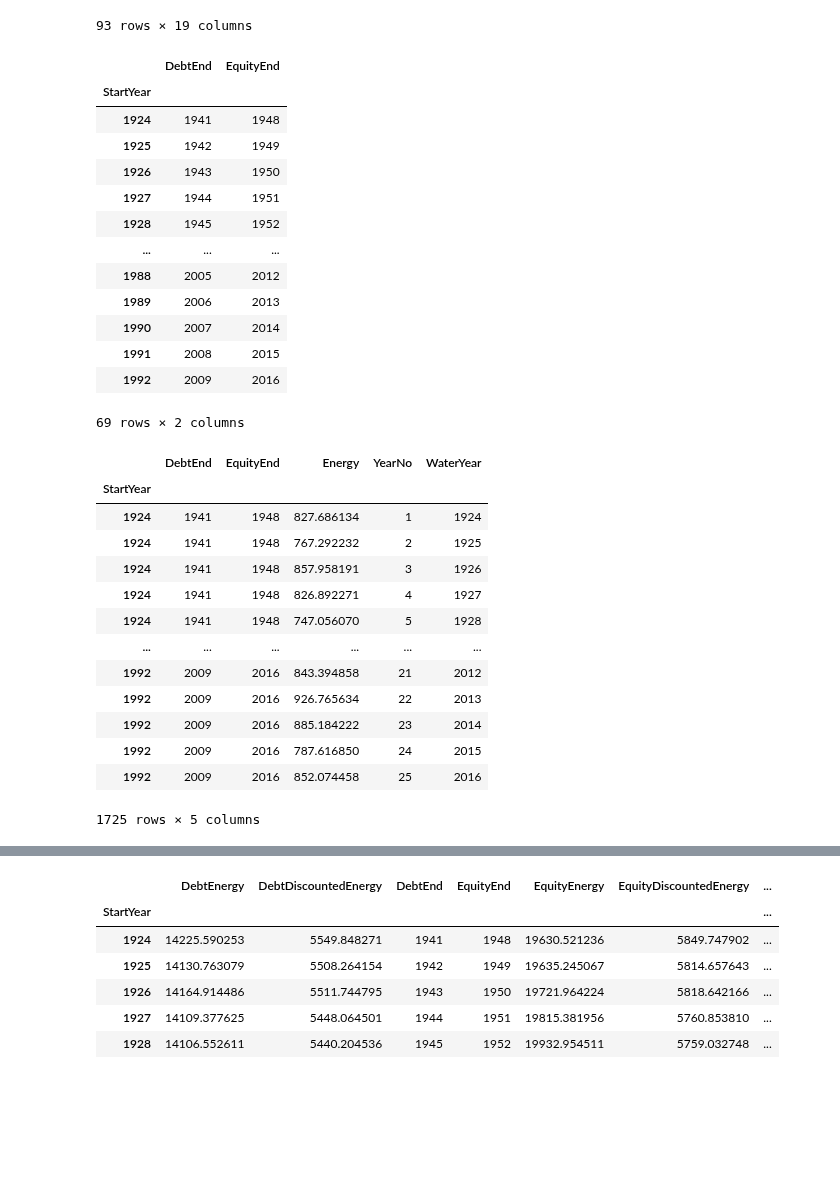
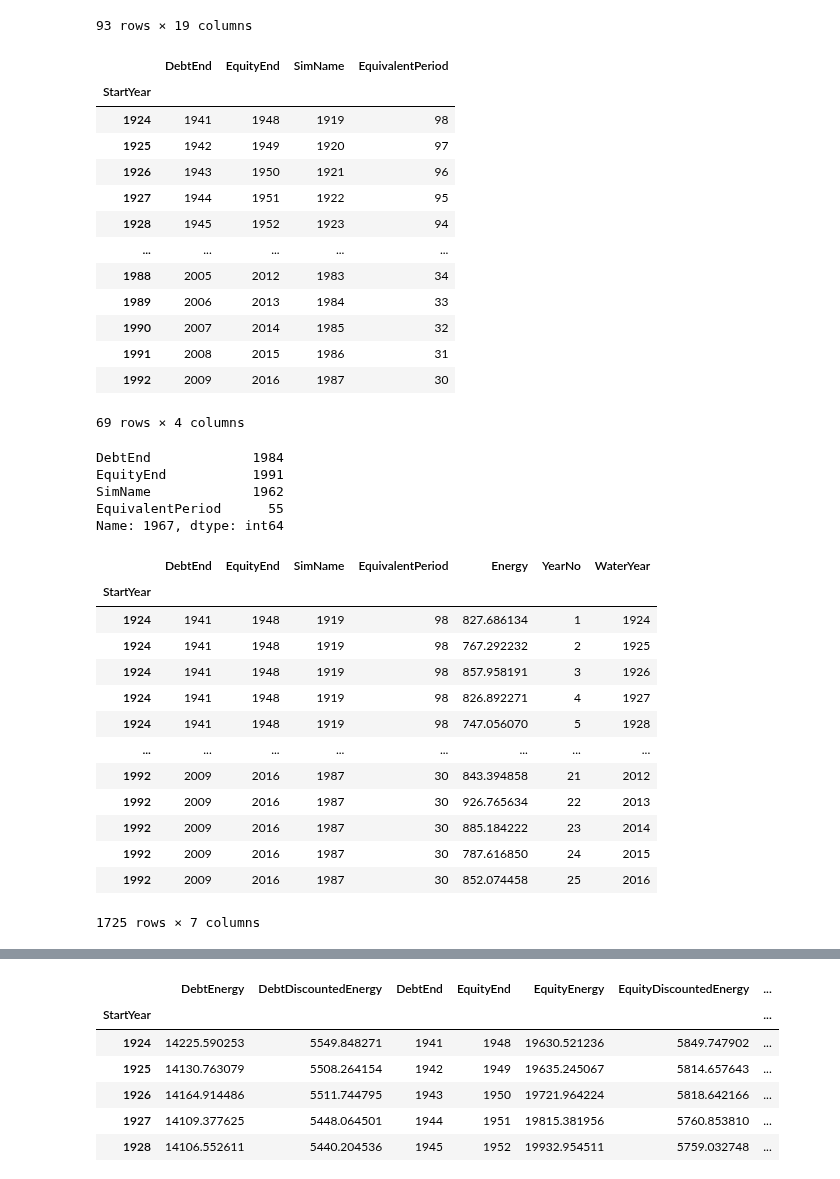
Before and after one commit to AndyFlem/ngonye-notepad, a Jupyter notebook: f_power_energy_periods.ipynb, the cells around one changed output, grey strips where cells are left out. Saved outputs shown, nothing was run; the diff lists cells and outputs as text; code cells hidden in the pictures; blank space fills up the shorter version.

```diff
--- a/f_power_energy_periods.ipynb
+++ b/f_power_energy_periods.ipynb
@@ -58,24 +58,34 @@ yearly
 # %%
 sims=pd.DataFrame({'StartYear':np.arange(yearly['WaterYear'].min(),yearly['WaterYear'].max()-equity_period+2,1)})
 sims['DebtEnd']=sims['StartYear']+debt_period-1
 sims['EquityEnd']=sims['StartYear']+equity_period-1
+sims['SimName']=sims['StartYear']-5
+sims['EquivalentPeriod']=2022-sims['StartYear']
 sims=sims.set_index('StartYear')
 sims
 # %% [output]
-|  | DebtEnd | EquityEnd |
-| StartYear |  |  |
-| 1924 | 1941 | 1948 |
-| 1925 | 1942 | 1949 |
-| 1926 | 1943 | 1950 |
-| 1927 | 1944 | 1951 |
-| 1928 | 1945 | 1952 |
-| ... | ... | ... |
-| 1988 | 2005 | 2012 |
-| 1989 | 2006 | 2013 |
-| 1990 | 2007 | 2014 |
-| 1991 | 2008 | 2015 |
-| 1992 | 2009 | 2016 |
+|  | DebtEnd | EquityEnd | SimName | EquivalentPeriod |
+| StartYear |  |  |  |  |
+| 1924 | 1941 | 1948 | 1919 | 98 |
+| 1925 | 1942 | 1949 | 1920 | 97 |
+| 1926 | 1943 | 1950 | 1921 | 96 |
+| 1927 | 1944 | 1951 | 1922 | 95 |
+| 1928 | 1945 | 1952 | 1923 | 94 |
+| ... | ... | ... | ... | ... |
+| 1988 | 2005 | 2012 | 1983 | 34 |
+| 1989 | 2006 | 2013 | 1984 | 33 |
+| 1990 | 2007 | 2014 | 1985 | 32 |
+| 1991 | 2008 | 2015 | 1986 | 31 |
+| 1992 | 2009 | 2016 | 1987 | 30 |
-69 rows × 2 columns
+69 rows × 4 columns
+# %%
+sims.loc[1967]
+# %% [output]
+DebtEnd             1984
+EquityEnd           1991
+SimName             1962
+EquivalentPeriod      55
+Name: 1967, dtype: int64
 # %%
 
 
@@ -98,20 +108,20 @@ sims=sims.join(o)
 sims
 #o
 # %% [output]
-|  | DebtEnd | EquityEnd | Energy | YearNo | WaterYear |
-| StartYear |  |  |  |  |  |
-| 1924 | 1941 | 1948 | 827.686134 | 1 | 1924 |
-| 1924 | 1941 | 1948 | 767.292232 | 2 | 1925 |
-| 1924 | 1941 | 1948 | 857.958191 | 3 | 1926 |
-| 1924 | 1941 | 1948 | 826.892271 | 4 | 1927 |
-| 1924 | 1941 | 1948 | 747.056070 | 5 | 1928 |
-| ... | ... | ... | ... | ... | ... |
-| 1992 | 2009 | 2016 | 843.394858 | 21 | 2012 |
-| 1992 | 2009 | 2016 | 926.765634 | 22 | 2013 |
-| 1992 | 2009 | 2016 | 885.184222 | 23 | 2014 |
-| 1992 | 2009 | 2016 | 787.616850 | 24 | 2015 |
-| 1992 | 2009 | 2016 | 852.074458 | 25 | 2016 |
+|  | DebtEnd | EquityEnd | SimName | EquivalentPeriod | Energy | YearNo | WaterYear |
+| StartYear |  |  |  |  |  |  |  |
+| 1924 | 1941 | 1948 | 1919 | 98 | 827.686134 | 1 | 1924 |
+| 1924 | 1941 | 1948 | 1919 | 98 | 767.292232 | 2 | 1925 |
+| 1924 | 1941 | 1948 | 1919 | 98 | 857.958191 | 3 | 1926 |
+| 1924 | 1941 | 1948 | 1919 | 98 | 826.892271 | 4 | 1927 |
+| 1924 | 1941 | 1948 | 1919 | 98 | 747.056070 | 5 | 1928 |
+| ... | ... | ... | ... | ... | ... | ... | ... |
+| 1992 | 2009 | 2016 | 1987 | 30 | 843.394858 | 21 | 2012 |
+| 1992 | 2009 | 2016 | 1987 | 30 | 926.765634 | 22 | 2013 |
+| 1992 | 2009 | 2016 | 1987 | 30 | 885.184222 | 23 | 2014 |
+| 1992 | 2009 | 2016 | 1987 | 30 | 787.616850 | 24 | 2015 |
+| 1992 | 2009 | 2016 | 1987 | 30 | 852.074458 | 25 | 2016 |
-1725 rows × 5 columns
+1725 rows × 7 columns
 # %%
 flow_yearly=pd.read_csv(output_data + "ngonye_flow_yearly.csv").set_index('WaterYear')
 sims['Flow_mean']=sims.join(flow_yearly,on='WaterYear',lsuffix='l_')['Flow_mean']
```
Also changed, not shown: parts of 4 cells of this notebook, 4 other files.
